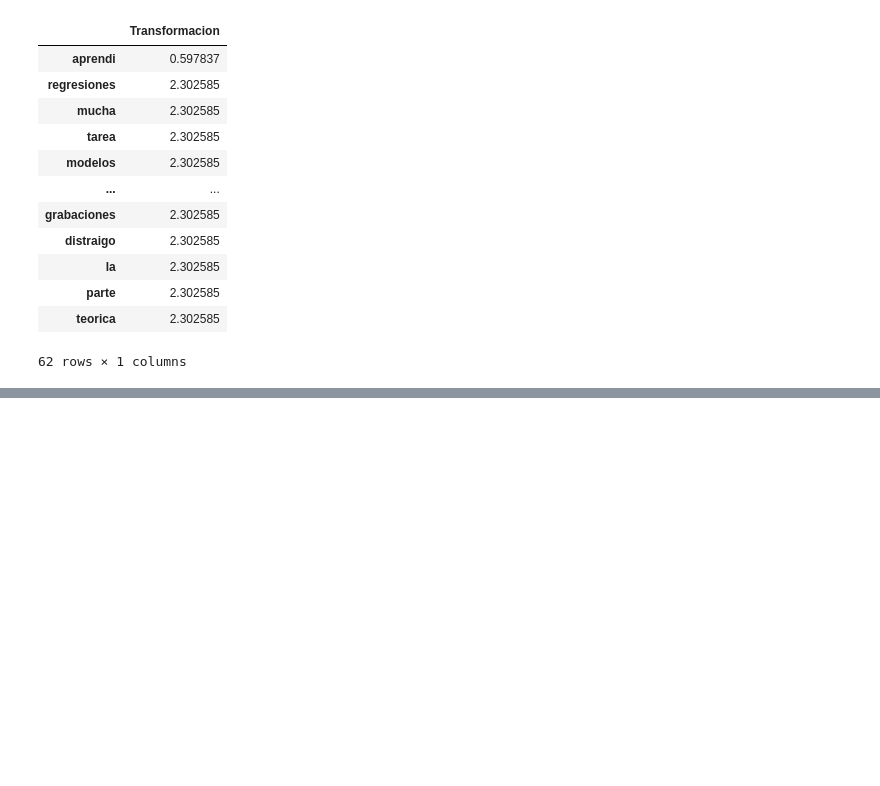
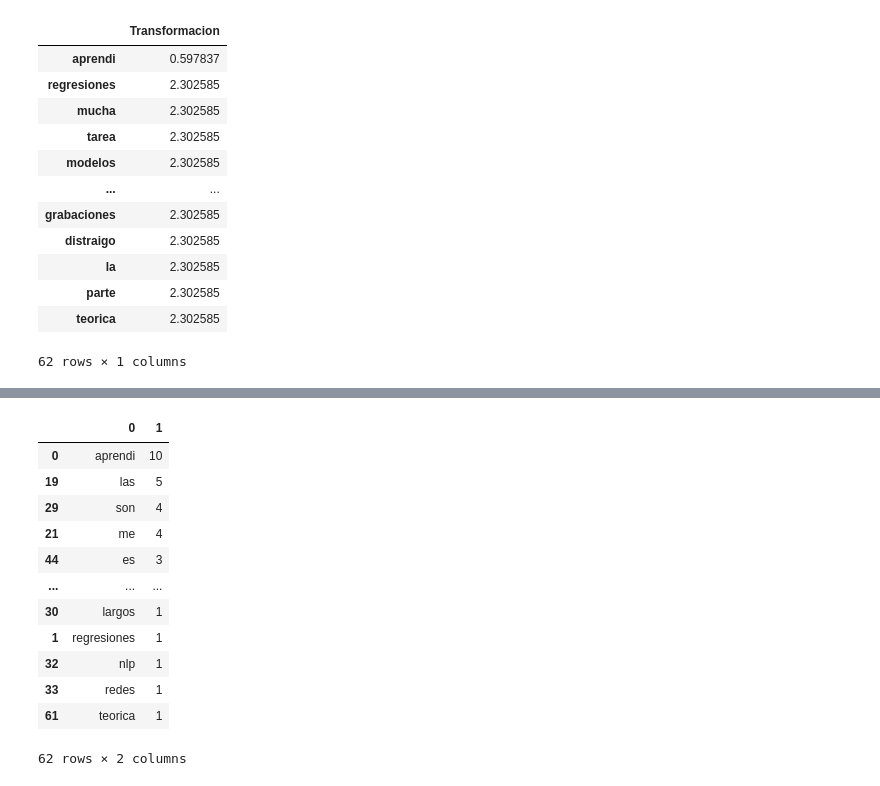
Before and after one commit to devBorisG/Estadistica-III, a Jupyter notebook: Final/Final Definitivo/punto_2.ipynb, the cells around one changed output, grey strips where cells are left out. Saved outputs shown, nothing was run; the diff lists cells and outputs as text; code cells hidden in the pictures; blank space fills up the shorter version.

```diff
--- a/Final/Final Definitivo/punto_2.ipynb
+++ b/Final/Final Definitivo/punto_2.ipynb
@@ -146,0 +177,16 @@ df_matriz_TF_IDF = df_matriz_TF.copy()
+# %%
+palabras_unicas_frecuencia
+# %% [output]
+|  | 0 | 1 |
+| 0 | aprendi | 10 |
+| 19 | las | 5 |
+| 29 | son | 4 |
+| 21 | me | 4 |
+| 44 | es | 3 |
+| ... | ... | ... |
+| 30 | largos | 1 |
+| 1 | regresiones | 1 |
+| 32 | nlp | 1 |
+| 33 | redes | 1 |
+| 61 | teorica | 1 |
+62 rows × 2 columns
```
Also changed, not shown: parts of 10 cells of this notebook.
